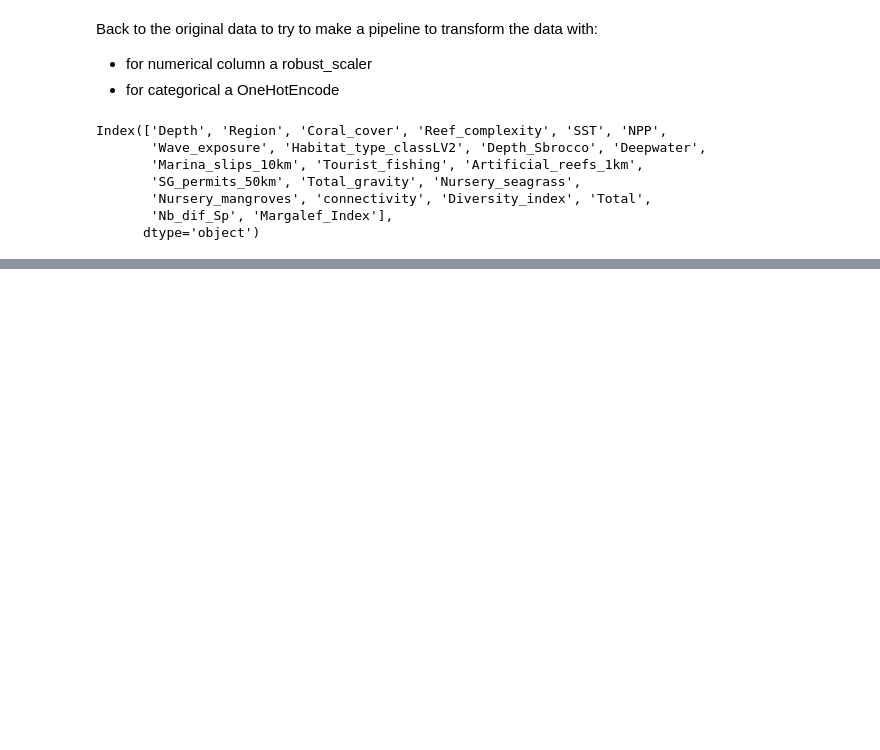
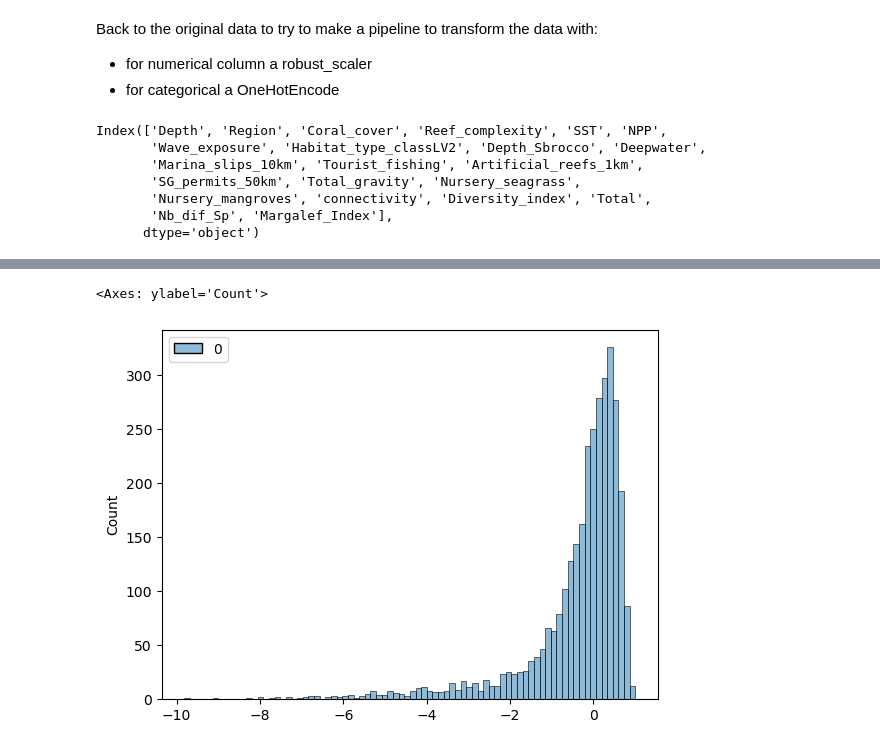
Before and after one commit to susmitha-ann/CoralReefFishSpeciesAssessment, a Jupyter notebook: ML_originaldata_createdfeat.ipynb, the cells around one changed output, grey strips where cells are left out. Cells and saved outputs as stored; diff of their text form; code cells hidden in the pictures; blank space fills up the shorter version.

Commit message:
work on the model, enhance the model

```diff
--- a/ML_originaldata_createdfeat.ipynb
+++ b/ML_originaldata_createdfeat.ipynb
@@ -924,14 +924,30 @@ diversity_predictors = train_set.drop("Diversity_index", axis=1)
 diversity_target = train_set["Diversity_index"].copy()
 # %%
 #train to scale the diversity_target
+from sklearn.preprocessing import RobustScaler
+from sklearn.preprocessing import PowerTransformer
+from sklearn.preprocessing import FunctionTransformer
+from sklearn.preprocessing import StandardScaler
 
-target_scaler = RobustScaler()
-scaled_labels = target_scaler.fit_transform(diversity_target.to_frame())
+target_scaler_rob = RobustScaler()
+scaled_labels_rob = target_scaler_rob.fit_transform(diversity_target.to_frame())
+
+target_scaler_pt = PowerTransformer()
+scaled_labels_pt = target_scaler_pt.fit_transform(diversity_target.to_frame())
+
+log_transformer = FunctionTransformer(np.log, inverse_func=np.exp)
+log_labels = log_transformer.transform(diversity_target)
+
+target_scaler_std = StandardScaler()
+scaled_labels_std = target_scaler_std.fit_transform(diversity_target.to_frame())
+
+
+
 
 #test the sale of the target with a linear regression
-model = LinearRegression()
-model.fit(diversity_predictors[['Depth']], scaled_labels)
-some_new_data = diversity_predictors[['Depth']].iloc[:5]
+#model = LinearRegression()
+#model.fit(diversity_predictors[['Depth']], scaled_labels)
+#some_new_data = diversity_predictors[['Depth']].iloc[:5]
 
-scaled_predictions = model.predict(some_new_data)
-predictions = target_scaler.inverse_transform(scaled_predictions)
+#scaled_predictions = model.predict(some_new_data)
+#predictions = target_scaler.inverse_transform(scaled_predictions)
@@ -947,0 +964,6 @@ array([[-1.31048159],
+# %%
+#after robust transform, the distribution look the same as the original
+sns.histplot(scaled_labels_rob)
+# %% [output]
+<Axes: ylabel='Count'>
+[figure, added]
```
Also changed, not shown: parts of 35 cells of this notebook.
